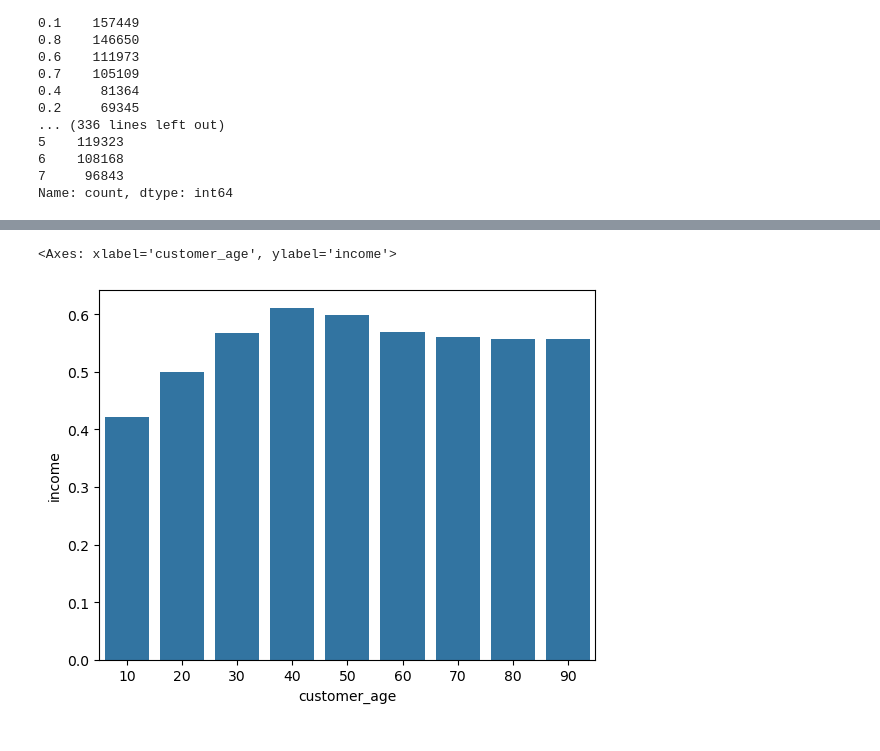
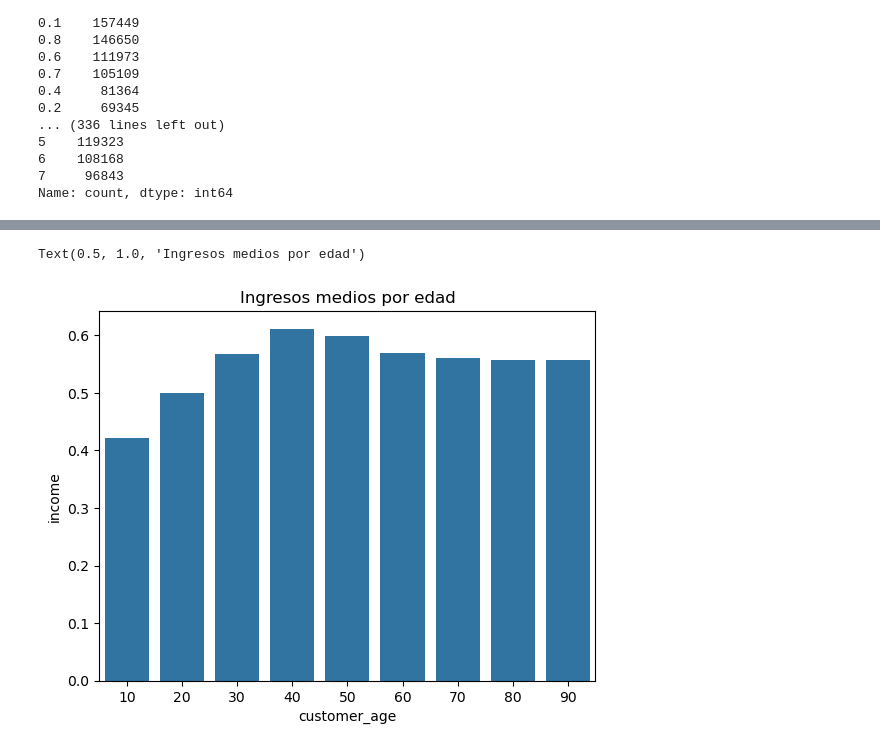
Before and after one commit to Jxweyy/CUNEF_APRENDIZAJE_AUTOMATICO, a Jupyter notebook: EDA/EDA.ipynb, the cells around one changed output, grey strips where cells are left out. Drawn from its saved outputs; the diff is of its cells as text; code cells hidden in the pictures.

```diff
--- a/EDA/EDA.ipynb
+++ b/EDA/EDA.ipynb
@@ -109,7 +126,8 @@ sns.boxplot(df["session_length_in_minutes"])
 # %%
 edad_income_medio = df.groupby("customer_age")["income"].mean().reset_index()
 
 sns.barplot(data=edad_income_medio, x=edad_income_medio["customer_age"], y=edad_income_medio["income"])
+plt.title("Ingresos medios por edad")
 # %% [output]
-<Axes: xlabel='customer_age', ylabel='income'>
+Text(0.5, 1.0, 'Ingresos medios por edad')
-[figure, old version]
+[figure, new version]
```
Also changed, not shown: parts of 10 cells of this notebook.
